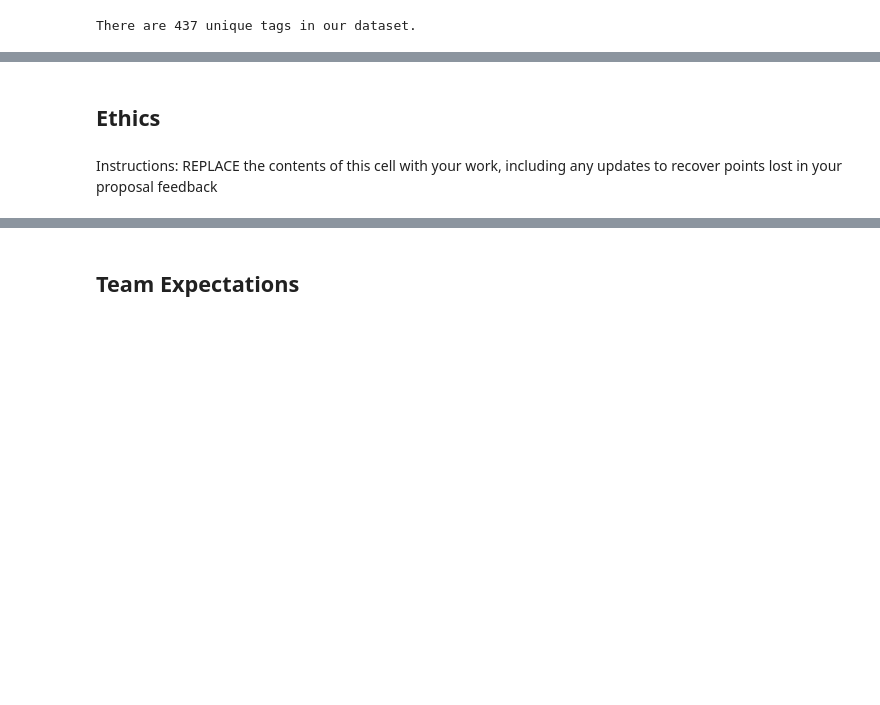
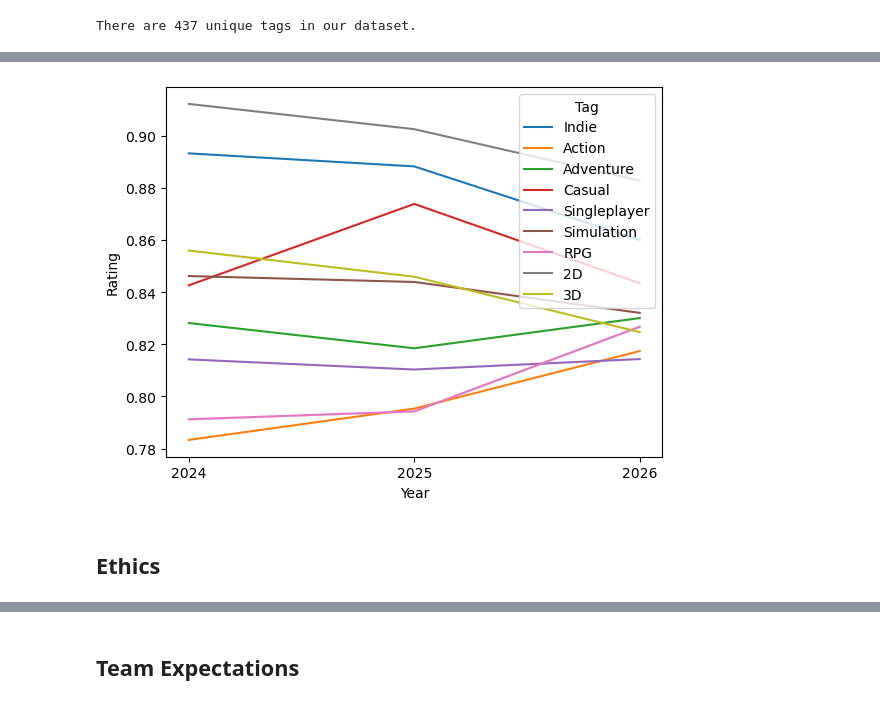
Before and after one commit to COGS108/Group-SP26-089, a Jupyter notebook: 02-EDACheckpoint.ipynb, the cells around one changed output, grey strips where cells are left out. Saved outputs shown, nothing was run; the diff lists cells and outputs as text; code cells hidden in the pictures; blank space fills up the shorter version.

```diff
--- a/02-EDACheckpoint.ipynb
+++ b/02-EDACheckpoint.ipynb
@@ -231,0 +255,18 @@ clean_data
+# %%
+# we learned about pkl data format! this was the easiest way of formatting our data
+# note: we had cleaned and tidied it off to the side because it was a lot of data to deal with
+# if necessary can provide notebook of gathering and cleaning data
+import gdown
+import pickle
+
+# 1. Determine the url to import
+file_id = '1Xe-t8WmpzgYAIoax3H624TvN2QUX2YrB'
+url = f'https://drive.google.com/uc?id={file_id}'
+
+# 2. Download the file locally
+output_file = 'data/02-processed/downloaded_model.pkl'
+gdown.download(url, output_file, quiet=False)
+
+# 3. Load the downloaded pickle file
+with open(output_file, 'rb') as file:
+    tag_dict = pickle.load(file)
@@ -295,0 +385,17 @@ Some more words and stuff.  Remember notebooks work best if you interleave the c
+# %%
+#Create a dataframe for the tags and their yearly percent averages
+cols = ['Tag', 'Year', 'Rating']
+df = pd.DataFrame(columns=cols)
+
+#List the top ten tags to analyze
+top_ten = ['Indie', 'Action', 'Adventure', 'Casual', 'Singleplayer', 'Simulation', 'RPG', 'RPG', '2D', '3D']
+
+#Add each average percentage for each tag per year
+for tag in top_ten:
+    two_four, two_five, two_six = GetPercentages(tag_dict[tag])
+    df.loc[len(df)] = [tag, '2024', two_four]
+    df.loc[len(df)] = [tag, '2025', two_five]
+    df.loc[len(df)] = [tag, '2026', two_six]
+
+#Verify data
+print(df.head(6))
@@ -296,4 +410,6 @@ Some more words and stuff.  Remember notebooks work best if you interleave the c
+# %%
+f1 = sns.lineplot(df, x = 'Year', y = 'Rating', hue = 'Tag')
+# %% [output]
+[figure, added]
 # %% [markdown]
 ## Ethics
-# %% [markdown]
-Instructions: REPLACE the contents of this cell with your work, including any updates to recover points lost in your proposal feedback
```
Also changed, not shown: parts of 26 cells of this notebook.
